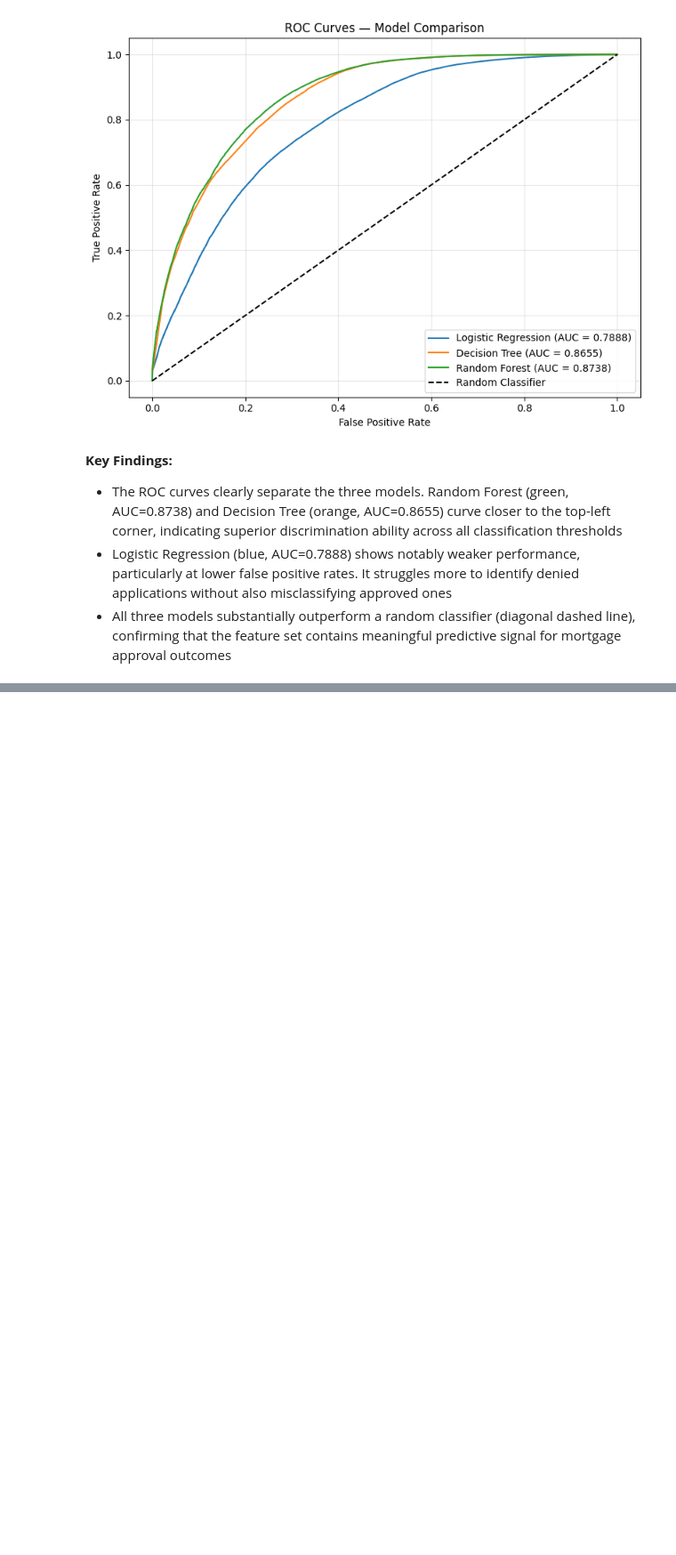
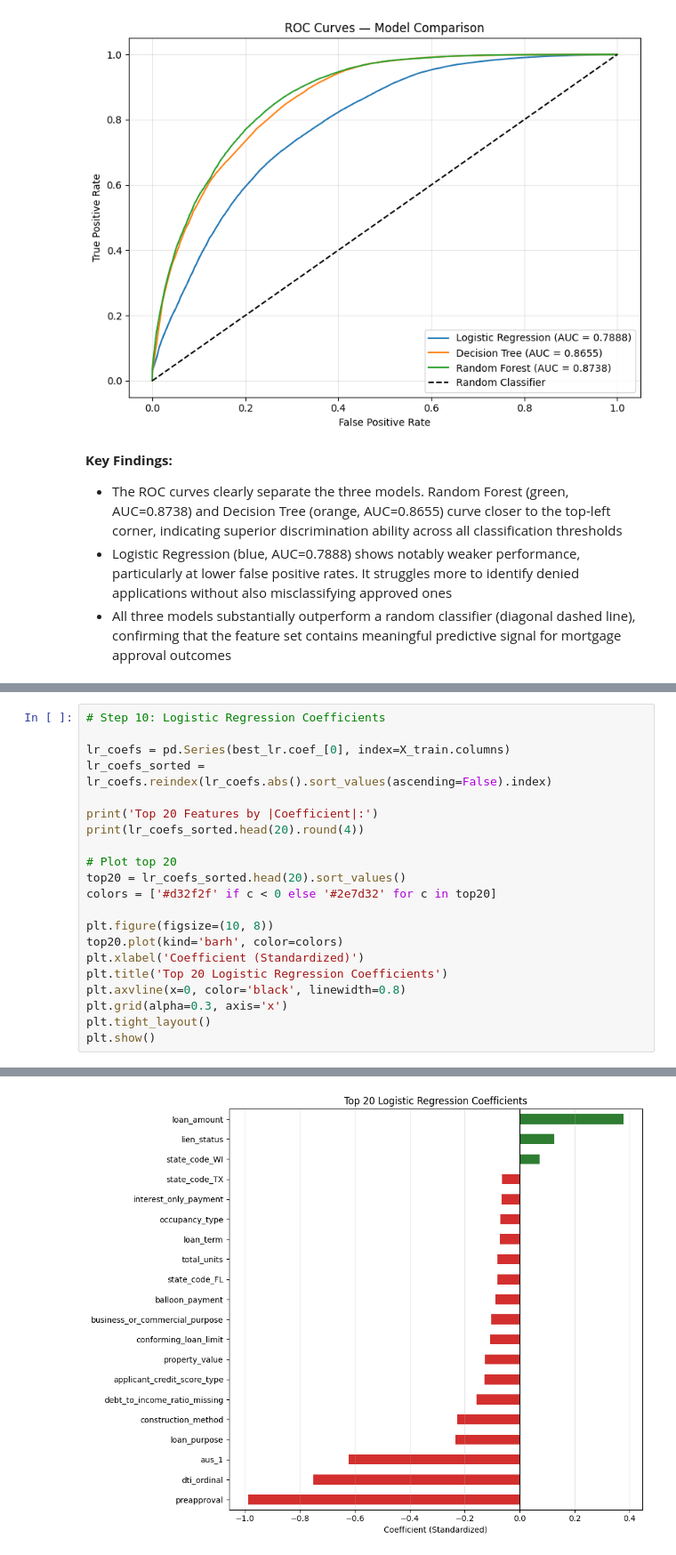
Before and after one commit to francesco2799/ML_Group_6_Final_Project, a Jupyter notebook: notebooks/RQ1_Predictive_Models.ipynb, the cells around one changed output, grey strips where cells are left out. Shown at 89% size. Drawn from its saved outputs; the diff is of its cells as text; blank space fills up the shorter version.

Commit message:
RQ1: logistic regression coefficients (step 10)

```diff
--- a/notebooks/RQ1_Predictive_Models.ipynb
+++ b/notebooks/RQ1_Predictive_Models.ipynb
@@ -483,0 +487,22 @@ plt.show()
+# %%
+# Step 10: Logistic Regression Coefficients
+
+lr_coefs = pd.Series(best_lr.coef_[0], index=X_train.columns)
+lr_coefs_sorted = lr_coefs.reindex(lr_coefs.abs().sort_values(ascending=False).index)
+
+print('Top 20 Features by |Coefficient|:')
+print(lr_coefs_sorted.head(20).round(4))
+
+# Plot top 20
+top20 = lr_coefs_sorted.head(20).sort_values()
+colors = ['#d32f2f' if c < 0 else '#2e7d32' for c in top20]
+
+plt.figure(figsize=(10, 8))
+top20.plot(kind='barh', color=colors)
+plt.xlabel('Coefficient (Standardized)')
+plt.title('Top 20 Logistic Regression Coefficients')
+plt.axvline(x=0, color='black', linewidth=0.8)
+plt.grid(alpha=0.3, axis='x')
+plt.tight_layout()
+plt.show()
+# %% [output]
@@ -483,0 +526 @@ plt.show()
+[figure, added]
```
Also changed, not shown: parts of 3 cells of this notebook.
